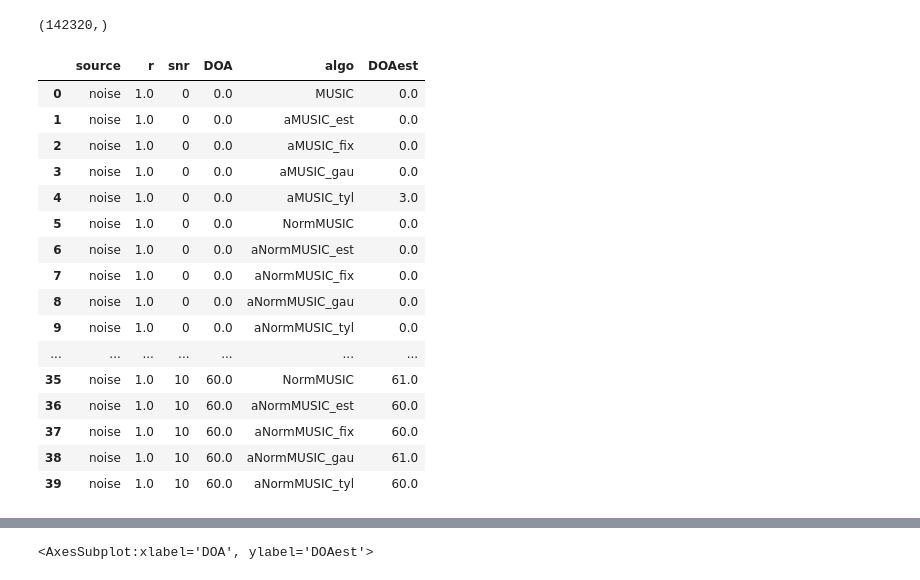
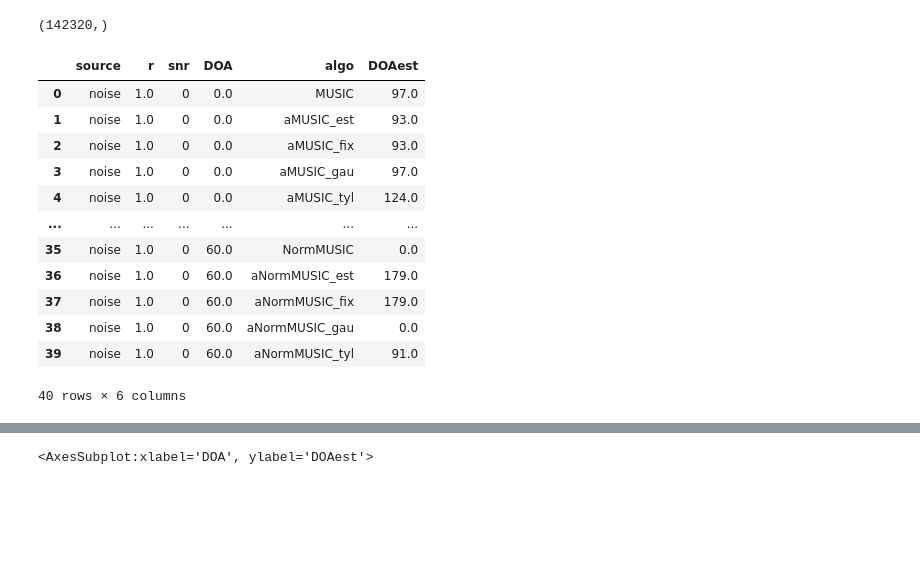
Before and after one commit to matfontaine/alphaMUSIC, a Jupyter notebook: notebooks/[DOAs] Pyroom DOAs NormMUSIC.ipynb, the cells around one changed output, grey strips where cells are left out. Cells and saved outputs as stored; diff of their text form; code cells hidden in the pictures; blank space fills up the shorter version.

```diff
--- a/notebooks/[DOAs] Pyroom DOAs NormMUSIC.ipynb
+++ b/notebooks/[DOAs] Pyroom DOAs NormMUSIC.ipynb
@@ -21,13 +21,13 @@ from alphaMusic.alphaMUSIC import AlphaMUSIC, aMUSIC
 fs = 16000
 nfft = 1024
 n = 5*fs # simulation length of source signal (3 seconds)
-n_frames = 30
-max_order = 30
+n_frames = 3
+max_order = 80
 doas_deg = np.linspace(start=0, stop=180, num=10, endpoint=True)
 rs = [1, 1.5, 2]
 mic_center = np.c_[[2,2,1]]
-mic_locs = mic_center + acu.get_echo_array(5, 0.04).mic_pos
-snr_lb, snr_ub = 0, 30
+mic_locs = mic_center + acu.get_linear_array(2, 0.04).mic_pos
+snr_lb, snr_ub = -30, 10
 # %%
 path = '../data/LibriSpeech/dev-clean/1673/143397/1673-143397-0001.flac'
 path_to_speech = Path(path)
@@ -48,7 +48,7 @@ for source in ['noise', 'speech']:
             source_loc = mic_center[:,0] + np.c_[r*np.cos(doa_rad), r*np.sin(doa_rad), 0][0]
             room_dim = [uniform(4,6), uniform(4,6), uniform(2, 4)] # meters
 
-            room = ShoeBox(room_dim, fs=fs, max_order=max_order, absorption=0.2)
+            room = ShoeBox(room_dim, fs=fs, max_order=max_order, absorption=0.1)
             if source == 'speech': signal = speech[:n]
             if source == 'noise' : signal = np.random.random(n)
 
@@ -107,26 +107,22 @@ for source, r, snr, doa_deg, stft_signals in tqdm(data):
 
 df = pd.DataFrame.from_dict(predictions)
 # %%
-pd.set_option("display.max_rows", 40)
+pd.set_option("display.max_rows", 10)
 df.head(40)
 # %% [output]
 |  | source | r | snr | DOA | algo | DOAest |
-| 0 | noise | 1.0 | 0 | 0.0 | MUSIC | 0.0 |
-| 1 | noise | 1.0 | 0 | 0.0 | aMUSIC_est | 0.0 |
-| 2 | noise | 1.0 | 0 | 0.0 | aMUSIC_fix | 0.0 |
-| 3 | noise | 1.0 | 0 | 0.0 | aMUSIC_gau | 0.0 |
-| 4 | noise | 1.0 | 0 | 0.0 | aMUSIC_tyl | 3.0 |
-| 5 | noise | 1.0 | 0 | 0.0 | NormMUSIC | 0.0 |
-| 6 | noise | 1.0 | 0 | 0.0 | aNormMUSIC_est | 0.0 |
-| 7 | noise | 1.0 | 0 | 0.0 | aNormMUSIC_fix | 0.0 |
-| 8 | noise | 1.0 | 0 | 0.0 | aNormMUSIC_gau | 0.0 |
-| 9 | noise | 1.0 | 0 | 0.0 | aNormMUSIC_tyl | 0.0 |
+| 0 | noise | 1.0 | 0 | 0.0 | MUSIC | 97.0 |
+| 1 | noise | 1.0 | 0 | 0.0 | aMUSIC_est | 93.0 |
+| 2 | noise | 1.0 | 0 | 0.0 | aMUSIC_fix | 93.0 |
+| 3 | noise | 1.0 | 0 | 0.0 | aMUSIC_gau | 97.0 |
+| 4 | noise | 1.0 | 0 | 0.0 | aMUSIC_tyl | 124.0 |
 | ... | ... | ... | ... | ... | ... | ... |
-| 35 | noise | 1.0 | 10 | 60.0 | NormMUSIC | 61.0 |
-| 36 | noise | 1.0 | 10 | 60.0 | aNormMUSIC_est | 60.0 |
-| 37 | noise | 1.0 | 10 | 60.0 | aNormMUSIC_fix | 60.0 |
-| 38 | noise | 1.0 | 10 | 60.0 | aNormMUSIC_gau | 61.0 |
-| 39 | noise | 1.0 | 10 | 60.0 | aNormMUSIC_tyl | 60.0 |
+| 35 | noise | 1.0 | 0 | 60.0 | NormMUSIC | 0.0 |
+| 36 | noise | 1.0 | 0 | 60.0 | aNormMUSIC_est | 179.0 |
+| 37 | noise | 1.0 | 0 | 60.0 | aNormMUSIC_fix | 179.0 |
+| 38 | noise | 1.0 | 0 | 60.0 | aNormMUSIC_gau | 0.0 |
+| 39 | noise | 1.0 | 0 | 60.0 | aNormMUSIC_tyl | 91.0 |
+40 rows × 6 columns
 # %%
 MAE, MEDAE = {}, {}
 
```
Also changed, not shown: parts of 4 cells of this notebook, 22 other files.
